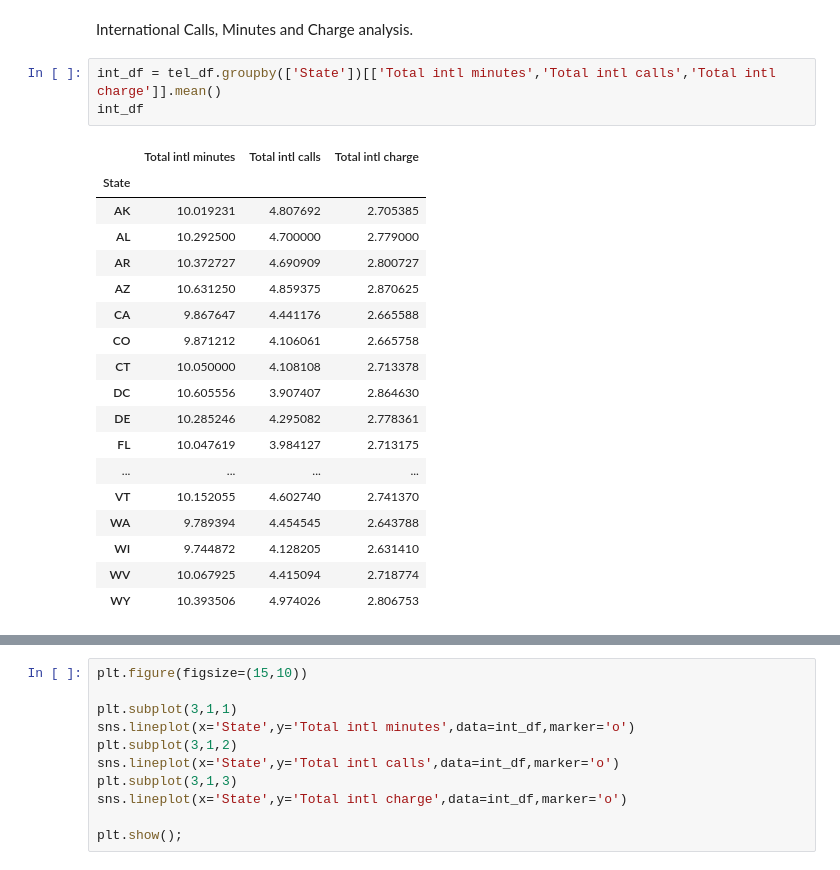
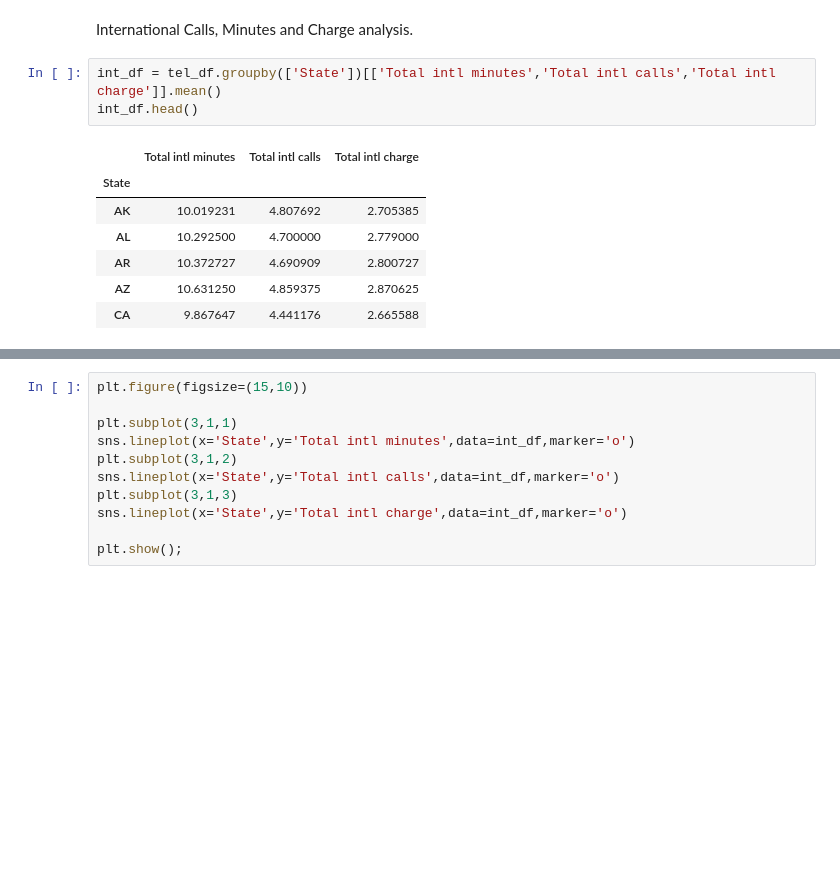
Before and after one commit to shyamsundar-v/Telecom-Churn-Analysis, a Jupyter notebook: Telecom_Churn_Analysis_Capstone_Project.ipynb, the cells around one changed output, grey strips where cells are left out. Cells and saved outputs as stored; diff of their text form; blank space fills up the shorter version.

```diff
--- a/Telecom_Churn_Analysis_Capstone_Project.ipynb
+++ b/Telecom_Churn_Analysis_Capstone_Project.ipynb
@@ -507,23 +507,12 @@ From the above plots we can see that there is no change in the area code with re
 International Calls, Minutes and Charge analysis.
 # %%
 int_df = tel_df.groupby(['State'])[['Total intl minutes','Total intl calls','Total intl charge']].mean()
-int_df
+int_df.head()
 # %% [output]
 |  | Total intl minutes | Total intl calls | Total intl charge |
 | State |  |  |  |
 | AK | 10.019231 | 4.807692 | 2.705385 |
 | AL | 10.292500 | 4.700000 | 2.779000 |
 | AR | 10.372727 | 4.690909 | 2.800727 |
 | AZ | 10.631250 | 4.859375 | 2.870625 |
 | CA | 9.867647 | 4.441176 | 2.665588 |
-| CO | 9.871212 | 4.106061 | 2.665758 |
-| CT | 10.050000 | 4.108108 | 2.713378 |
-| DC | 10.605556 | 3.907407 | 2.864630 |
-| DE | 10.285246 | 4.295082 | 2.778361 |
-| FL | 10.047619 | 3.984127 | 2.713175 |
-| ... | ... | ... | ... |
-| VT | 10.152055 | 4.602740 | 2.741370 |
-| WA | 9.789394 | 4.454545 | 2.643788 |
-| WI | 9.744872 | 4.128205 | 2.631410 |
-| WV | 10.067925 | 4.415094 | 2.718774 |
-| WY | 10.393506 | 4.974026 | 2.806753 |
```
Also changed, not shown: parts of 15 cells of this notebook.
